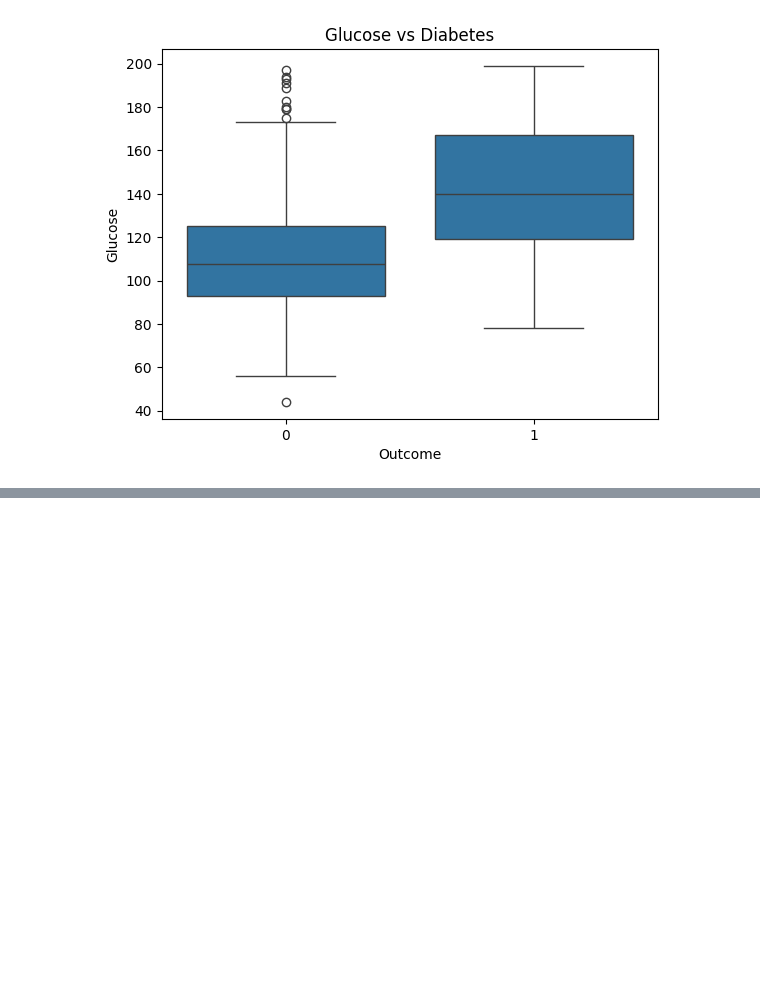
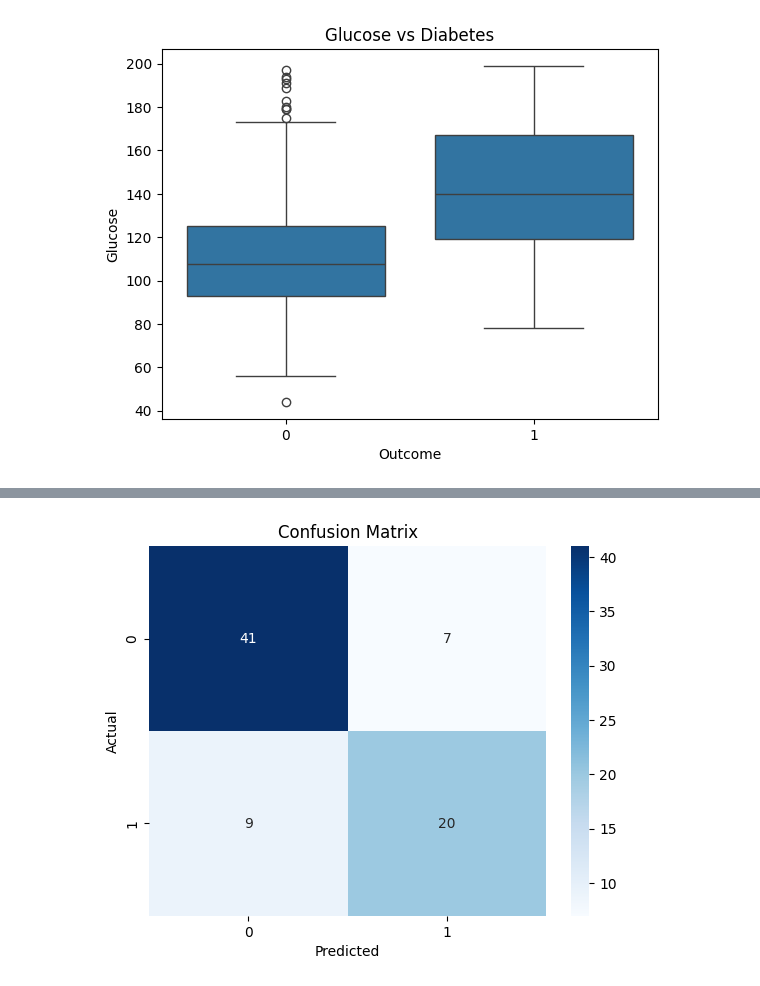
Before and after one commit to ssooraj004/AISC-SQ2024-Beginner-Project, a Jupyter notebook: Suranjana_AISCBP.ipynb, the cells around one changed output, grey strips where cells are left out. Cells and saved outputs as stored; diff of their text form; code cells hidden in the pictures; blank space fills up the shorter version.

```diff
--- a/Suranjana_AISCBP.ipynb
+++ b/Suranjana_AISCBP.ipynb
@@ -215,0 +230,10 @@ plt.show()
+# %%
+x = db_nn.drop('Outcome', axis = 1)
+
+scaler = MinMaxScaler(feature_range = (0, 1))
+xresc = scaler.fit_transform(x)
+x = pd.DataFrame(data = xresc, columns = x.columns)
+
+y = db_nn['Outcome']
+
+xtrain, xtest, ytrain, ytest = train_test_split(x, y, test_size = 0.1, random_state = 1)
@@ -215,0 +247,2 @@ plt.show()
+# %%
+pred = rf_clf.predict(xtest)
@@ -215,0 +272,9 @@ plt.show()
+# %%
+cm = confusion_matrix(ytest, pred)
+sns.heatmap(cm, annot = True, fmt = "d", cmap = "Blues")
+plt.title('Confusion Matrix')
+plt.xlabel('Predicted')
+plt.ylabel('Actual')
+plt.show()
+# %% [output]
+[figure, added]
```
Also changed, not shown: parts of 19 cells of this notebook.
